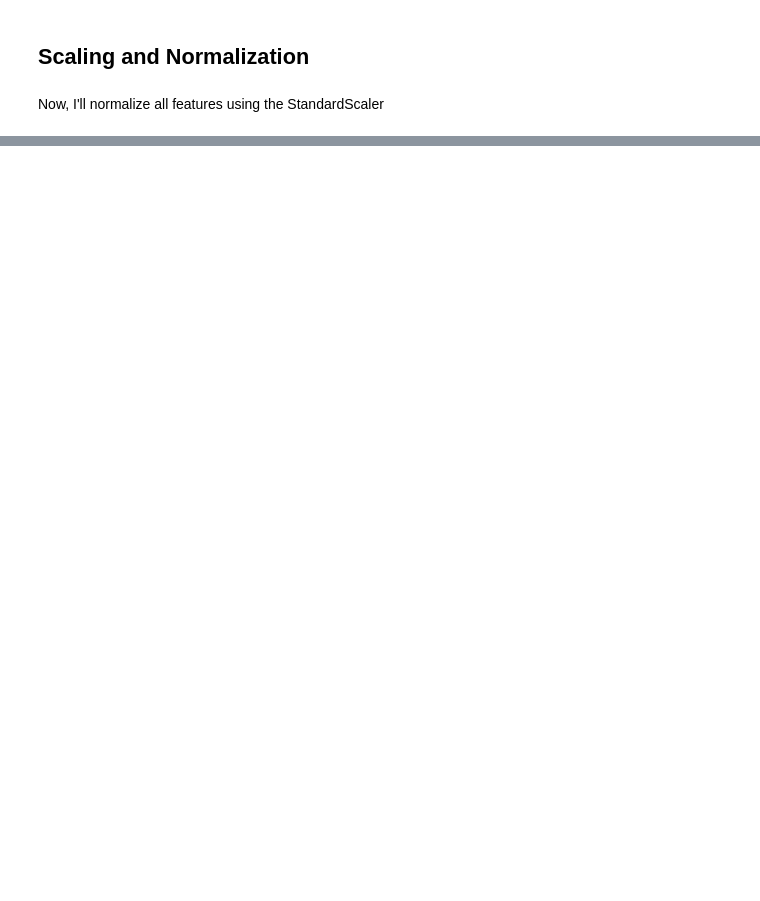
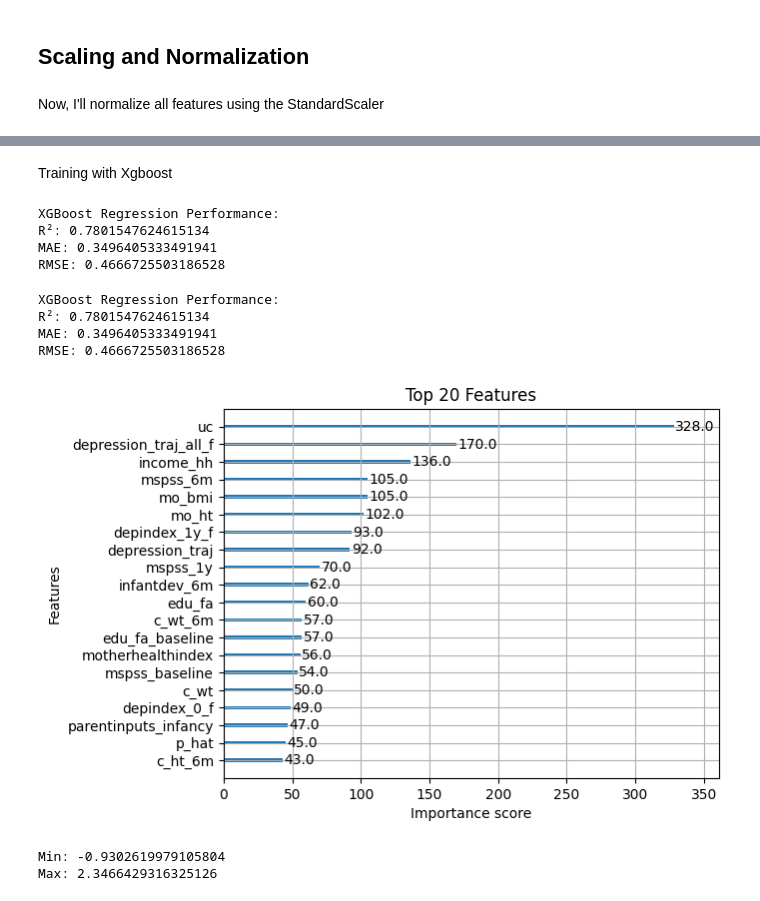
Before and after one commit to Armina101/postpartum-depression-backup, a Jupyter notebook: postpartum_depression_prediction.ipynb, the cells around one changed output, grey strips where cells are left out. Cells and saved outputs as stored; diff of their text form; code cells hidden in the pictures; blank space fills up the shorter version.

```diff
--- a/postpartum_depression_prediction.ipynb
+++ b/postpartum_depression_prediction.ipynb
@@ -534,0 +567,5 @@ Now let's check for multicollinearity
+# %%
+# Convert boolean columns to integers (0/1)
+for col in df.select_dtypes(include=['bool']).columns:
+    df[col] = df[col].astype(int)
+    print(df.dtypes)
@@ -570,5 +601,0 @@ Let's try to remove constant columns
-# %%
-from sklearn.feature_selection import VarianceThreshold
-
-selector = VarianceThreshold(threshold=0.0)  # remove all-zero-variance features
-df = pd.DataFrame(selector.fit_transform(df), columns=df.columns[selector.get_support()])
@@ -609,3 +611,4 @@ df_scaled = df.copy()
 df_scaled[df_scaled.select_dtypes(include=['float64', 'int64']).columns] = scaler.fit_transform(
     df_scaled.select_dtypes(include=['float64', 'int64'])
 )
+df = df_scaled.copy()
@@ -618,0 +695,60 @@ df_scaled[df_scaled.select_dtypes(include=['float64', 'int64']).columns] = scale
+# %% [markdown]
+Training with Xgboost
+# %%
+from xgboost import XGBRegressor
+from sklearn.metrics import r2_score, mean_absolute_error, mean_squared_error
+import numpy as np
+
+# Train the model
+xgb_model = XGBRegressor(random_state=42, n_estimators=100, learning_rate=0.1)
+xgb_model.fit(X_train, y_train)
+
+# Make predictions
+y_pred_xgb = xgb_model.predict(X_test)
+
+# Evaluate the model
+r2 = r2_score(y_test, y_pred_xgb)
+mae = mean_absolute_error(y_test, y_pred_xgb)
+rmse = np.sqrt(mean_squared_error(y_test, y_pred_xgb))  # manually take square root
+
+print("XGBoost Regression Performance:")
+print("R²:", r2)
+print("MAE:", mae)
+print("RMSE:", rmse)
+# %% [output]
+XGBoost Regression Performance:
+R²: 0.7801547624615134
+MAE: 0.3496405333491941
+RMSE: 0.4666725503186528
+# %%
+from sklearn.metrics import mean_squared_error, mean_absolute_error, r2_score
+
+# Evaluate the model
+r2 = r2_score(y_test, y_pred_xgb)
+mae = mean_absolute_error(y_test, y_pred_xgb)
+rmse = np.sqrt(mean_squared_error(y_test, y_pred_xgb))  # manually take the square root
+
+print("XGBoost Regression Performance:")
+print(f"R²: {r2}")
+print(f"MAE: {mae}")
+print(f"RMSE: {rmse}")
+# %% [output]
+XGBoost Regression Performance:
+R²: 0.7801547624615134
+MAE: 0.3496405333491941
+RMSE: 0.4666725503186528
+# %%
+import matplotlib.pyplot as plt
+from xgboost import plot_importance
+
+# Assuming your model is called xgb_model
+plot_importance(xgb_model, max_num_features=20, importance_type='weight', title='Top 20 Features')
+plt.show()
+# %% [output]
+[figure, added]
+# %%
+print("Min:", df['hamd_6m'].min())
+print("Max:", df['hamd_6m'].max())
+# %% [output]
+Min: -0.9302619979105804
+Max: 2.3466429316325126
```
Also changed, not shown: parts of 26 cells of this notebook.
